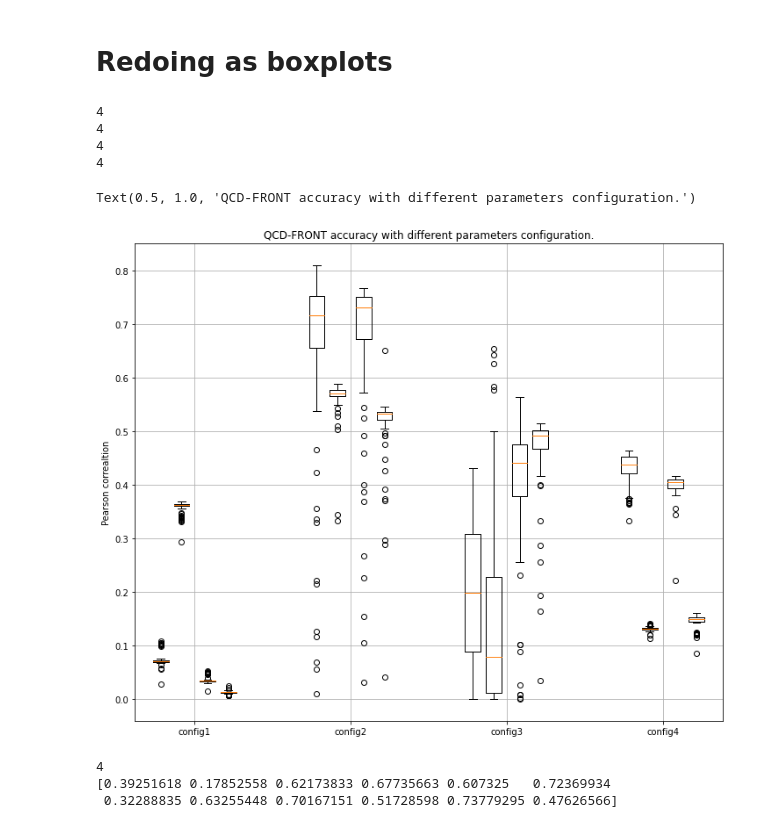
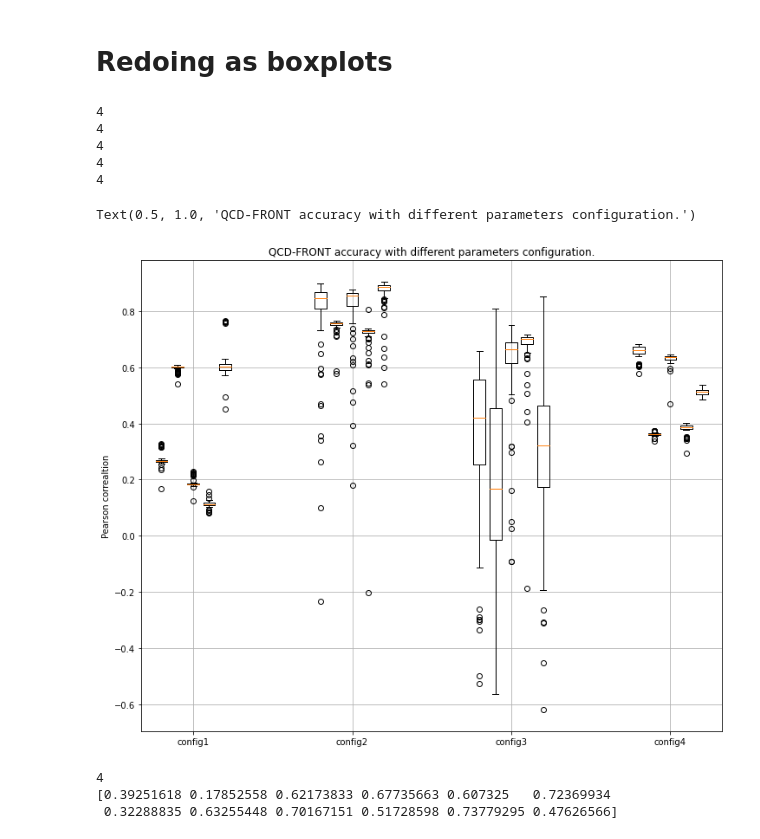
Before and after one commit to jpcsmith/qcsd-experiments, a Jupyter notebook: notebooks/redoing_plots.ipynb, the cells around one changed output. Saved outputs shown, nothing was run; the diff lists cells and outputs as text; code cells hidden in the pictures.

Commit message:
finished plotting front

```diff
--- a/notebooks/redoing_plots.ipynb
+++ b/notebooks/redoing_plots.ipynb
@@ -102,6 +102,12 @@ conf2_ba0bab_f = f"{resdir}/pearson/front/config2/ba0bab/aggregate/res_dummy.jso
 conf3_ba0bab_f = f"{resdir}/pearson/front/config3/ba0bab/aggregate/res_dummy.json"
 conf4_ba0bab_f = f"{resdir}/pearson/front/config4/ba0bab/aggregate/res_dummy.json"
 ba0bab_f = [conf1_ba0bab_f, conf2_ba0bab_f, conf3_ba0bab_f, conf4_ba0bab_f]
+
+conf1_decafbad_f = f"{resdir}/pearson/front/config1/decafbad/aggregate/res_dummy.json"
+conf2_decafbad_f = f"{resdir}/pearson/front/config2/decafbad/aggregate/res_dummy.json"
+conf3_decafbad_f = f"{resdir}/pearson/front/config3/decafbad/aggregate/res_dummy.json"
+conf4_decafbad_f = f"{resdir}/pearson/front/config4/decafbad/aggregate/res_dummy.json"
+decafbad_f = [conf1_decafbad_f, conf2_decafbad_f, conf3_decafbad_f, conf4_decafbad_f]
 
 
 # data cafe
@@ -143,7 +149,7 @@ for file, conf in zip(dabba_f, confs):
     dabba[conf] = {"TX": tx_means, "RX": rx_means}
     data_dabba += [rx_means]
 
-# data dabba
+# data ba0bab
 ba0bab = {}
 data_ba0bab = []
 for file, conf in zip(ba0bab_f, confs):
@@ -156,43 +162,61 @@ for file, conf in zip(ba0bab_f, confs):
     ba0bab[conf] = {"TX": tx_means, "RX": rx_means}
     data_ba0bab += [rx_means]
 
+decafbad = {}
+data_decafbad = []
+for file, conf in zip(decafbad_f, confs):
+    with open(file, "r") as f:
+        jsonfile = json.load(f)
+    pearsons_TX = jsonfile['TX']
+    pearsons_RX = jsonfile['RX']
+    (tx_means, pearsons_TX) = aggregate_and_means(pearsons_TX)
+    (rx_means, pearsons_RX) = aggregate_and_means(pearsons_RX)
+    decafbad[conf] = {"TX": tx_means, "RX": rx_means}
+    data_decafbad += [rx_means]
+
 print(len(data_cafe))
 print(len(data_dead))
 print(len(data_dabba))
 print(len(data_ba0bab))
+print(len(data_decafbad))
 # %% [output]
 4
 4
 4
 4
+4
 # %%
 f, ax = plt.subplots(1,1, figsize=(12,10))
 
-bpcafe = ax.boxplot(np.square(data_cafe),
-                    positions=np.array(range(len(data_cafe)))*3.0-0.65,
+bpcafe = ax.boxplot((data_cafe),
+                    positions=np.array(range(len(data_cafe)))*4.0-0.8,
                     widths=0.3
                     )
-bpdead = ax.boxplot(np.square(data_dead),
-                    positions=np.array(range(len(data_dead)))*3.0-0.25,
+bpdead = ax.boxplot((data_dead),
+                    positions=np.array(range(len(data_dead)))*4.0-0.4,
                     widths=0.3
                     )
-bpdabba = ax.boxplot(np.square(data_dabba),
-                    positions=np.array(range(len(data_dabba)))*3.0+0.25,
+bpdabba = ax.boxplot((data_dabba),
+                    positions=np.array(range(len(data_dabba)))*4.0+0.00,
                     widths=0.3
                     )
-bpba0bab = ax.boxplot(np.square(data_ba0bab),
-                    positions=np.array(range(len(data_ba0bab)))*3.0+0.65,
+bpba0bab = ax.boxplot((data_ba0bab),
+                    positions=np.array(range(len(data_ba0bab)))*4.0+0.4,
                     widths=0.3
                     )
-ax.set_xticks(range(0, len(confs)*3, 3))
+bpdecafbad = ax.boxplot((data_decafbad),
+                    positions=np.array(range(len(data_decafbad)))*4.0+0.8,
+                    widths=0.3
+                    )
+ax.set_xticks(range(0, len(confs)*4, 4))
 ax.set_xticklabels(confs)
 ax.grid()
 
 ax.set_ylabel("Pearson correaltion")
 ax.set_title("QCD-FRONT accuracy with different parameters configuration.")
 # %% [output]
 Text(0.5, 1.0, 'QCD-FRONT accuracy with different parameters configuration.')
-[figure, old version]
+[figure, new version]
 # %%
 print(len(bpdabba['fliers']))
 outliers = [flier.get_ydata() for flier in bpdabba["fliers"]]
```
Also changed, not shown: 1 other file.
